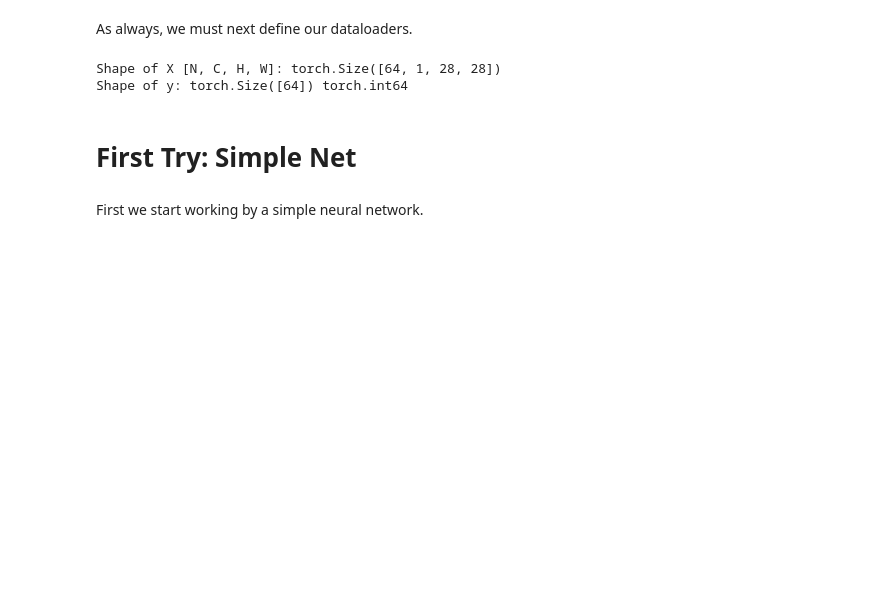
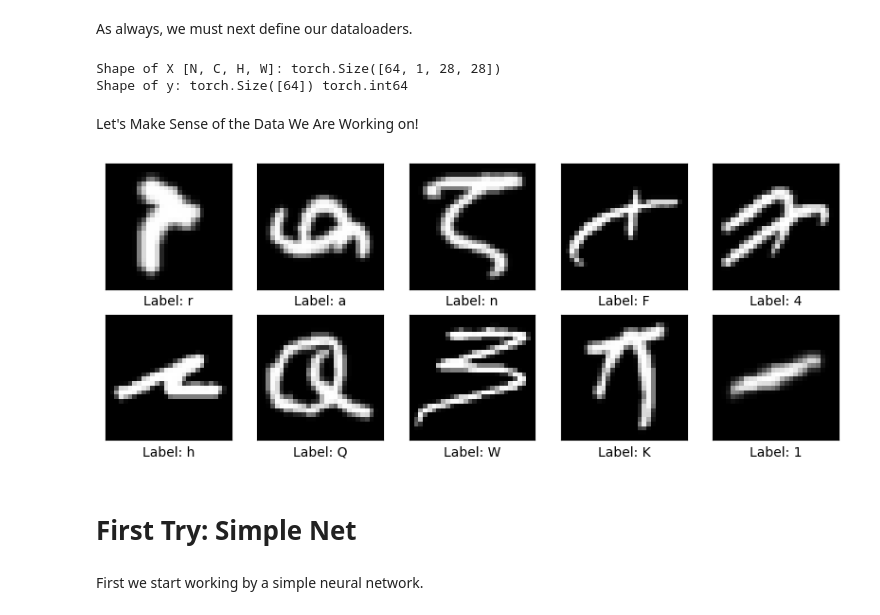
Before and after one commit to SharifiZarchi/Introduction_to_Machine_Learning, a Jupyter notebook: Jupyter_Notebooks/Chapter_03_Neural_Networks/Improving_NNs.ipynb, the cells around one changed output. Drawn from its saved outputs; the diff is of its cells as text; code cells hidden in the pictures; blank space fills up the shorter version.

Commit message:
added explanation and visualization for data

```diff
--- a/Jupyter_Notebooks/Chapter_03_Neural_Networks/Improving_NNs.ipynb
+++ b/Jupyter_Notebooks/Chapter_03_Neural_Networks/Improving_NNs.ipynb
@@ -178,6 +178,22 @@ for x, y in test_loader:
 # %% [output]
 Shape of X [N, C, H, W]: torch.Size([64, 1, 28, 28])
 Shape of y: torch.Size([64]) torch.int64
+# %% [markdown]
+Let's Make Sense of the Data We Are Working on!
+# %%
+# We Will Show First 10 Images of the Train_dataset
+
+fig = plt.figure(figsize=(10, 10))
+for i in range(10):
+    plt.subplot(5, 5, i+1)
+    plt.xticks([])
+    plt.yticks([])
+    plt.grid(False)
+    plt.imshow(train_dataset[i][0].squeeze(), cmap=plt.cm.gray)
+    plt.xlabel(f"Label: {classes[train_dataset[i][1]]}")
+plt.show()
+# %% [output]
+[figure, added]
 # %% [markdown]
 # First Try: Simple Net
 # %% [markdown]
```
Also changed, not shown: parts of 1 cell of this notebook.
